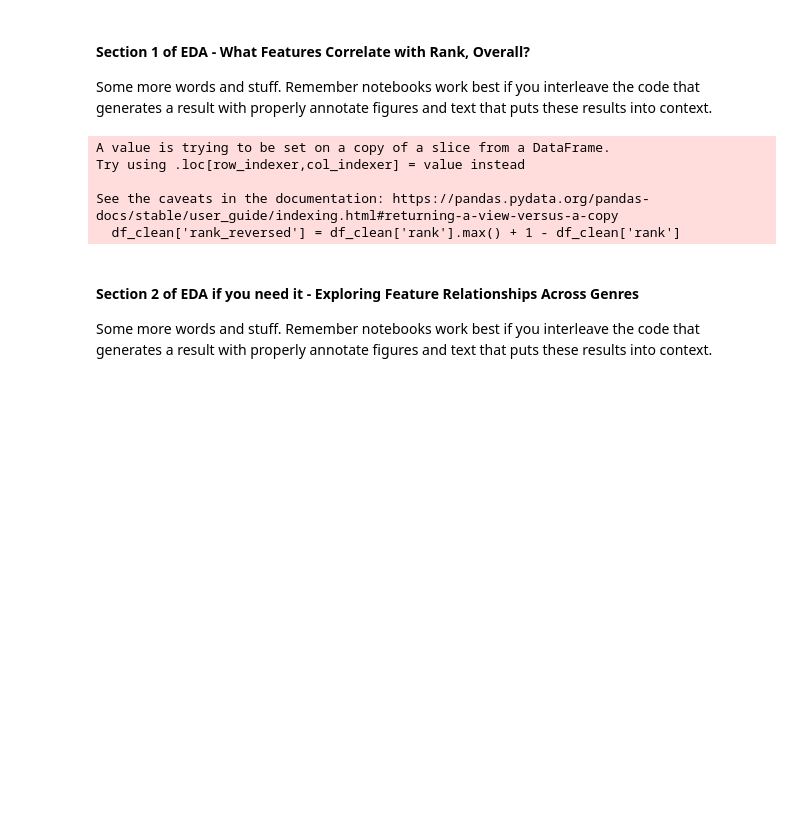
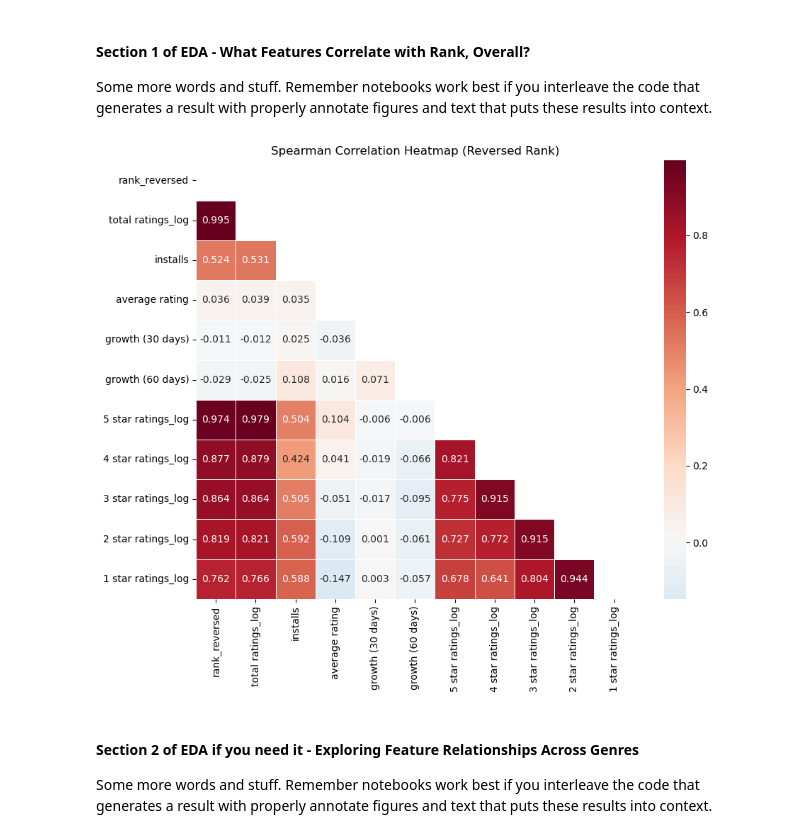
Before and after one commit to COGS108/Group066_WI26, a Jupyter notebook: 02-EDACheckpoint.ipynb, the cells around one changed output. Drawn from its saved outputs; the diff is of its cells as text; code cells hidden in the pictures; blank space fills up the shorter version.

```diff
--- a/02-EDACheckpoint.ipynb
+++ b/02-EDACheckpoint.ipynb
@@ -505,39 +505,35 @@ Please note that you should consider the use of python modules in your work.  An
 Some more words and stuff.  Remember notebooks work best if you interleave the code that generates a result with properly annotate figures and text that puts these results into context.
 # %%
 # Reverse rank so higher = better
-df_clean['rank_reversed'] = df_clean['rank'].max() + 1 - df_clean['rank']
+df_standardized['rank_reversed'] = df_standardized['rank'].max() + 1 - df_standardized['rank']
 
 corr_cols = ['rank_reversed', 'total ratings_log', 'installs', 'average rating',
              'growth (30 days)', 'growth (60 days)',
              '5 star ratings_log', '4 star ratings_log',
              '3 star ratings_log', '2 star ratings_log', '1 star ratings_log']
 
-corr_matrix = df_clean[corr_cols].corr(method='spearman')
+corr_matrix = df_standardized[corr_cols].corr(method='spearman')
 
 fig, ax = plt.subplots(figsize=(10, 8))
 mask = np.triu(np.ones_like(corr_matrix, dtype=bool))
 
 sns.heatmap(
     corr_matrix,
     mask=mask,
     annot=True,
     fmt='.3f',
     cmap='RdBu_r',
     center=0,
     square=True,
     linewidths=0.5,
     ax=ax
 )
 
 ax.set_title('Spearman Correlation Heatmap (Reversed Rank)')
 plt.tight_layout()
 plt.show()
 # %% [output]
-A value is trying to be set on a copy of a slice from a DataFrame.
-Try using .loc[row_indexer,col_indexer] = value instead
-
-See the caveats in the documentation: https://pandas.pydata.org/pandas-docs/stable/user_guide/indexing.html#returning-a-view-versus-a-copy
-  df_clean['rank_reversed'] = df_clean['rank'].max() + 1 - df_clean['rank']
+[figure, added]
 # %% [markdown]
 #### Section 2 of EDA if you need it  - Exploring Feature Relationships Across Genres
 
```
